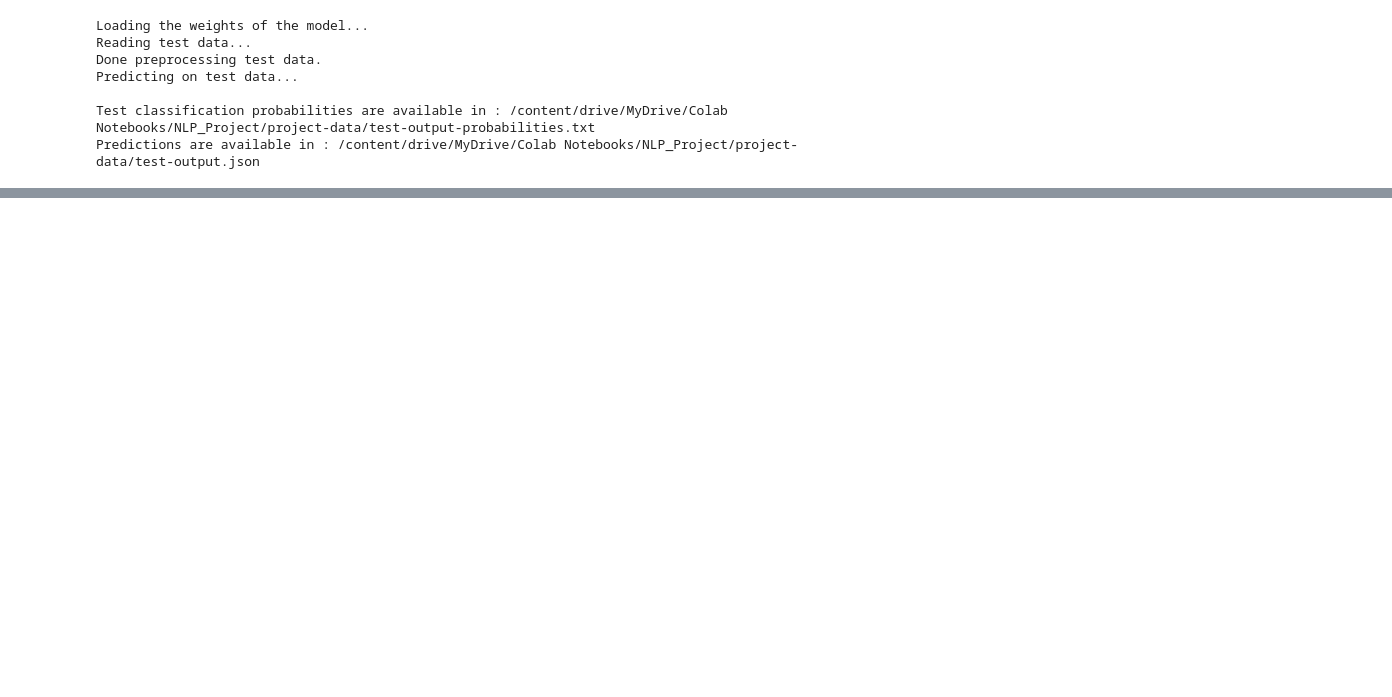
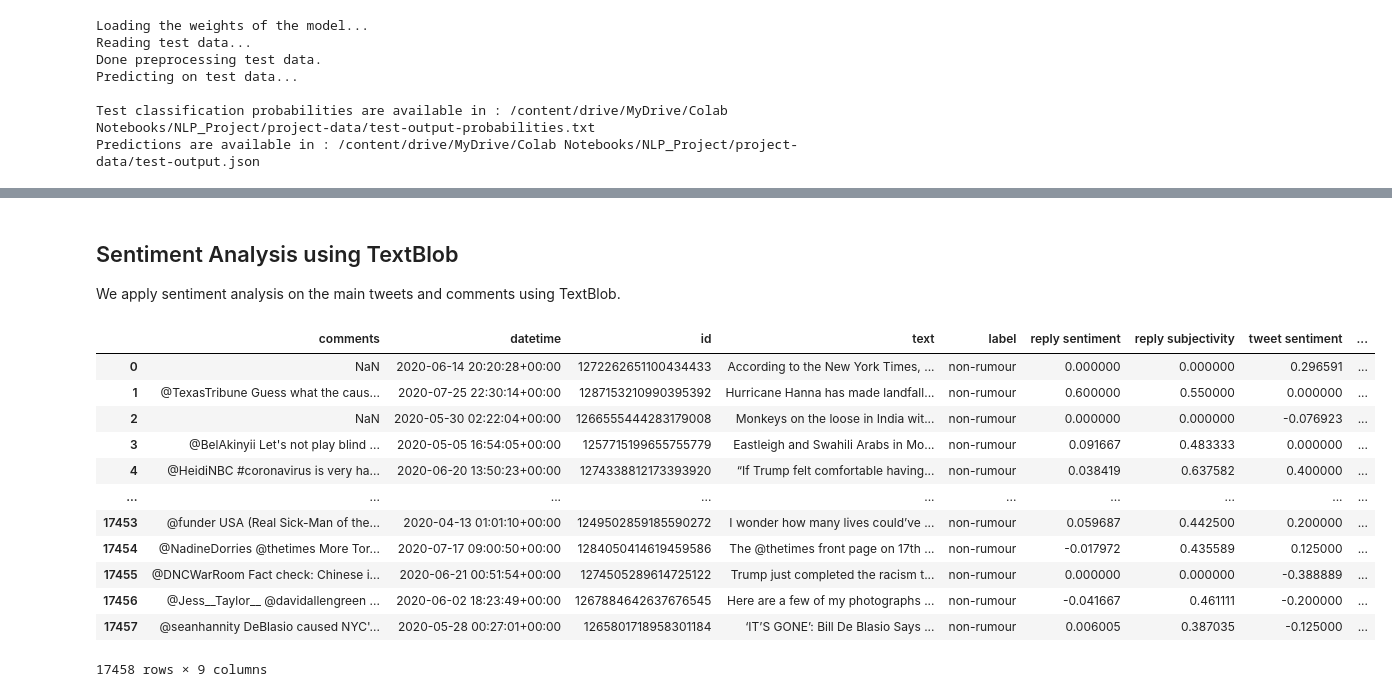
Before and after one commit to jabanto22/COMP90042-NLP-Project, a Jupyter notebook: project_classifier_vs_ver.ipynb, the cells around one changed output, grey strips where cells are left out. Cells and saved outputs as stored; diff of their text form; code cells hidden in the pictures; blank space fills up the shorter version.

Commit message:
Compute sentiment scores of main tweets and replies to main tweet

```diff
--- a/project_classifier_vs_ver.ipynb
+++ b/project_classifier_vs_ver.ipynb
@@ -615,0 +702,61 @@ Predictions are available in : /content/drive/MyDrive/Colab Notebooks/NLP_Projec
+# %% [markdown]
+## Sentiment Analysis using TextBlob
+We apply sentiment analysis on the main tweets and comments using TextBlob.
+# %%
+from textblob import TextBlob
+
+
+def compute_sentiments():
+    sentiments = pd.DataFrame()
+    for row in range(len(covid_df)):
+        tweet_pol = TextBlob(covid_df['text'][row]).polarity
+        tweet_sub = TextBlob(covid_df['text'][row]).subjectivity
+
+        reply_pol = 0
+        reply_sub = 0
+        if isinstance(covid_df['comments'][row], str): # check that there is a comment or that comment value is not nan
+            reply_pol = TextBlob(covid_df['comments'][row]).polarity
+            reply_sub = TextBlob(covid_df['comments'][row]).subjectivity
+
+        sentiments = sentiments.append({"id":covid_df["id"][row],
+                                        "tweet sentiment":tweet_pol,
+                                        "tweet subjectivity":tweet_sub,
+                                        "reply sentiment":reply_pol,
+                                        "reply subjectivity":reply_sub} , ignore_index=True)
+
+    return sentiments
+
+
+def save_sentiments():
+    covid_df = get_covid_data()
+    covid_df = covid_df.assign(datetime=pd.to_datetime(covid_df.datetime))
+
+    sentiments = compute_sentiments()
+    covid_sentiments = pd.merge(covid_df, sentiments, on="id", how="outer")
+    # Save covid data to csv for later use/re-use without having to re-execute everything
+    open(PROJECT_DATA + 'covid-sentiments.csv','w', newline='').write(covid_sentiments.to_csv(index=False))
+# %%
+try:
+    # check if covid data file exists
+    f = open(PROJECT_DATA + 'covid-sentiments.csv', 'r')
+    f.close()
+except:
+    save_sentiments()
+
+covid_sentiments = pd.read_csv(PROJECT_DATA + 'covid-sentiments.csv', dtype={'id':str})
+
+covid_sentiments
+# %% [output]
+|  | comments | datetime | id | text | label | reply sentiment | reply subjectivity | tweet sentiment | ... |
+| 0 | NaN | 2020-06-14 20:20:28+00:00 | 1272262651100434433 | According to the New York Times, ... | non-rumour | 0.000000 | 0.000000 | 0.296591 | ... |
+| 1 | @TexasTribune Guess what the caus... | 2020-07-25 22:30:14+00:00 | 1287153210990395392 | Hurricane Hanna has made landfall... | non-rumour | 0.600000 | 0.550000 | 0.000000 | ... |
+| 2 | NaN | 2020-05-30 02:22:04+00:00 | 1266555444283179008 | Monkeys on the loose in India wit... | non-rumour | 0.000000 | 0.000000 | -0.076923 | ... |
+| 3 | @BelAkinyii Let's not play blind ... | 2020-05-05 16:54:05+00:00 | 1257715199655755779 | Eastleigh and Swahili Arabs in Mo... | non-rumour | 0.091667 | 0.483333 | 0.000000 | ... |
+| 4 | @HeidiNBC #coronavirus is very ha... | 2020-06-20 13:50:23+00:00 | 1274338812173393920 | “If Trump felt comfortable having... | non-rumour | 0.038419 | 0.637582 | 0.400000 | ... |
+| ... | ... | ... | ... | ... | ... | ... | ... | ... | ... |
+| 17453 | @funder USA (Real Sick-Man of the... | 2020-04-13 01:01:10+00:00 | 1249502859185590272 | I wonder how many lives could’ve ... | non-rumour | 0.059687 | 0.442500 | 0.200000 | ... |
+| 17454 | @NadineDorries @thetimes More Tor... | 2020-07-17 09:00:50+00:00 | 1284050414619459586 | The @thetimes front page on 17th ... | non-rumour | -0.017972 | 0.435589 | 0.125000 | ... |
+| 17455 | @DNCWarRoom Fact check: Chinese i... | 2020-06-21 00:51:54+00:00 | 1274505289614725122 | Trump just completed the racism t... | non-rumour | 0.000000 | 0.000000 | -0.388889 | ... |
+| 17456 | @Jess__Taylor__ @davidallengreen ... | 2020-06-02 18:23:49+00:00 | 1267884642637676545 | Here are a few of my photographs ... | non-rumour | -0.041667 | 0.461111 | -0.200000 | ... |
+| 17457 | @seanhannity DeBlasio caused NYC'... | 2020-05-28 00:27:01+00:00 | 1265801718958301184 | ‘IT’S GONE’: Bill De Blasio Says ... | non-rumour | 0.006005 | 0.387035 | -0.125000 | ... |
+17458 rows × 9 columns
```
Also changed, not shown: parts of 23 cells of this notebook.
